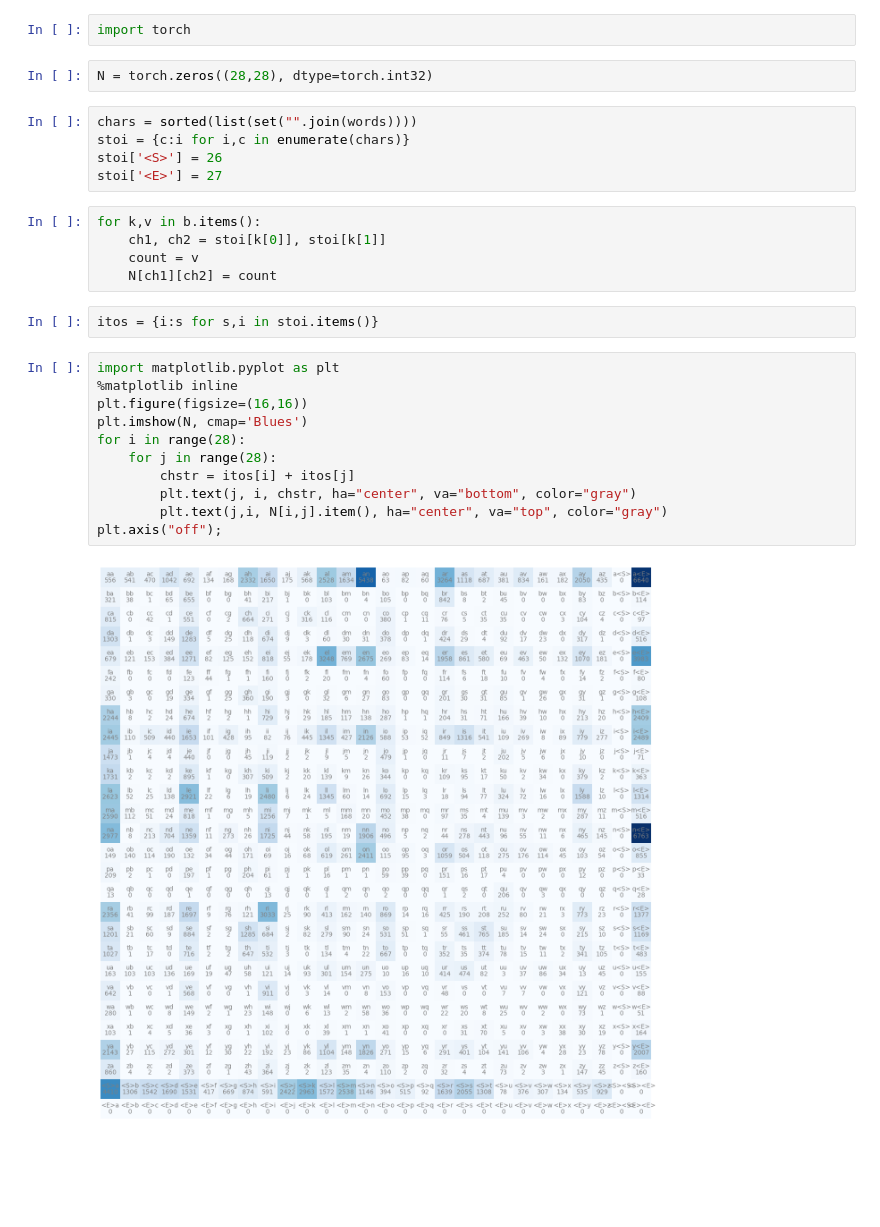
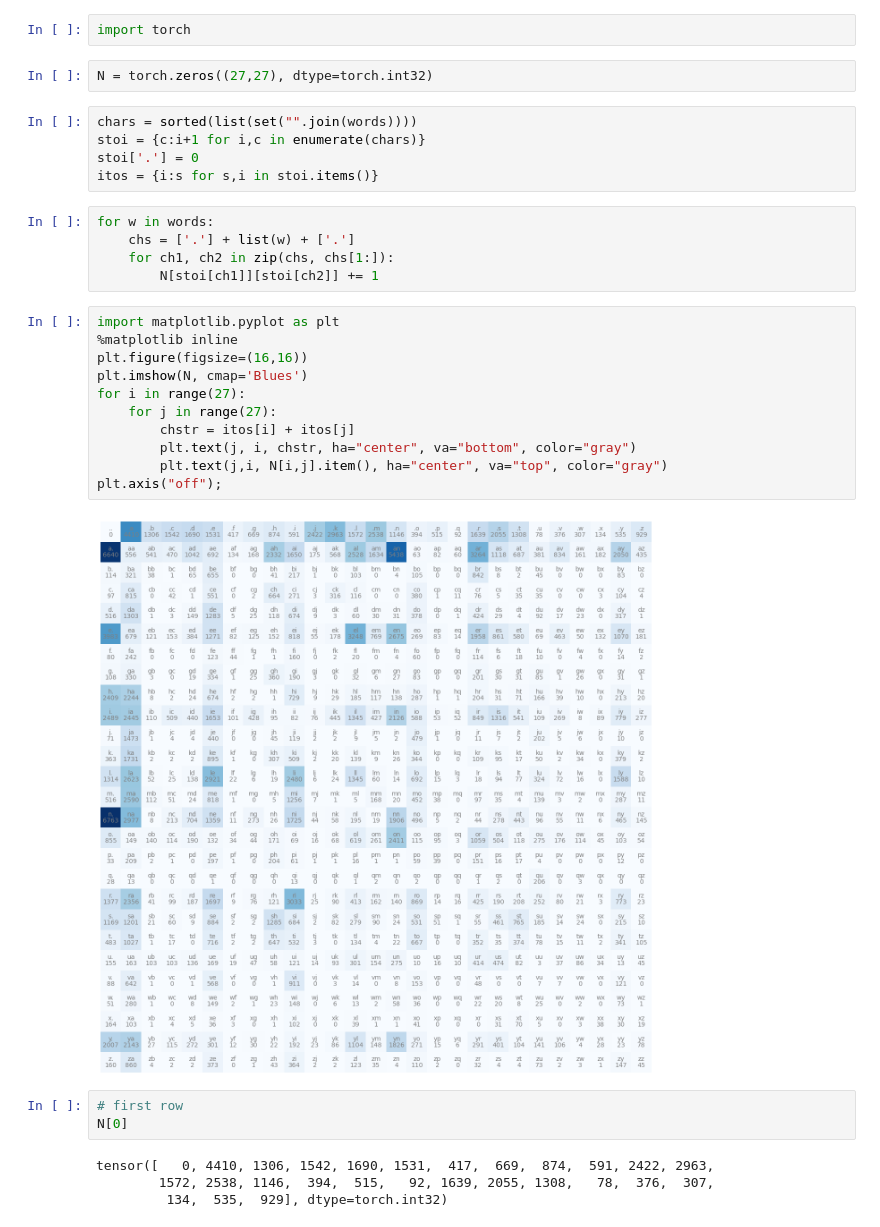
Before and after one commit to o-bm/ngrams, a Jupyter notebook: ngrams.ipynb, the cells around one changed output. Drawn from its saved outputs; the diff is of its cells as text; blank space fills up the shorter version.

```diff
--- a/ngrams.ipynb
+++ b/ngrams.ipynb
@@ -54,29 +54,34 @@ sorted(b.items(), key=lambda x:x[1], reverse=True)[:5]
 # %%
 import torch
 # %%
-N = torch.zeros((28,28), dtype=torch.int32)
+N = torch.zeros((27,27), dtype=torch.int32)
 # %%
 chars = sorted(list(set("".join(words))))
-stoi = {c:i for i,c in enumerate(chars)}
-stoi['<S>'] = 26
-stoi['<E>'] = 27
+stoi = {c:i+1 for i,c in enumerate(chars)}
+stoi['.'] = 0
+itos = {i:s for s,i in stoi.items()}
 # %%
-for k,v in b.items():
-    ch1, ch2 = stoi[k[0]], stoi[k[1]]
-    count = v
-    N[ch1][ch2] = count
+for w in words:
+    chs = ['.'] + list(w) + ['.']
+    for ch1, ch2 in zip(chs, chs[1:]):
+        N[stoi[ch1]][stoi[ch2]] += 1
-# %%
-itos = {i:s for s,i in stoi.items()}
 # %%
 import matplotlib.pyplot as plt
 %matplotlib inline
 plt.figure(figsize=(16,16))
 plt.imshow(N, cmap='Blues')
-for i in range(28):
-    for j in range(28):
+for i in range(27):
+    for j in range(27):
         chstr = itos[i] + itos[j]
         plt.text(j, i, chstr, ha="center", va="bottom", color="gray")
         plt.text(j,i, N[i,j].item(), ha="center", va="top", color="gray")
 plt.axis("off");
 # %% [output]
-[figure, old version]
+[figure, new version]
+# %%
+# first row
+N[0]
+# %% [output]
+tensor([   0, 4410, 1306, 1542, 1690, 1531,  417,  669,  874,  591, 2422, 2963,
+        1572, 2538, 1146,  394,  515,   92, 1639, 2055, 1308,   78,  376,  307,
+         134,  535,  929], dtype=torch.int32)
```
Also changed, not shown: parts of 5 cells of this notebook.
